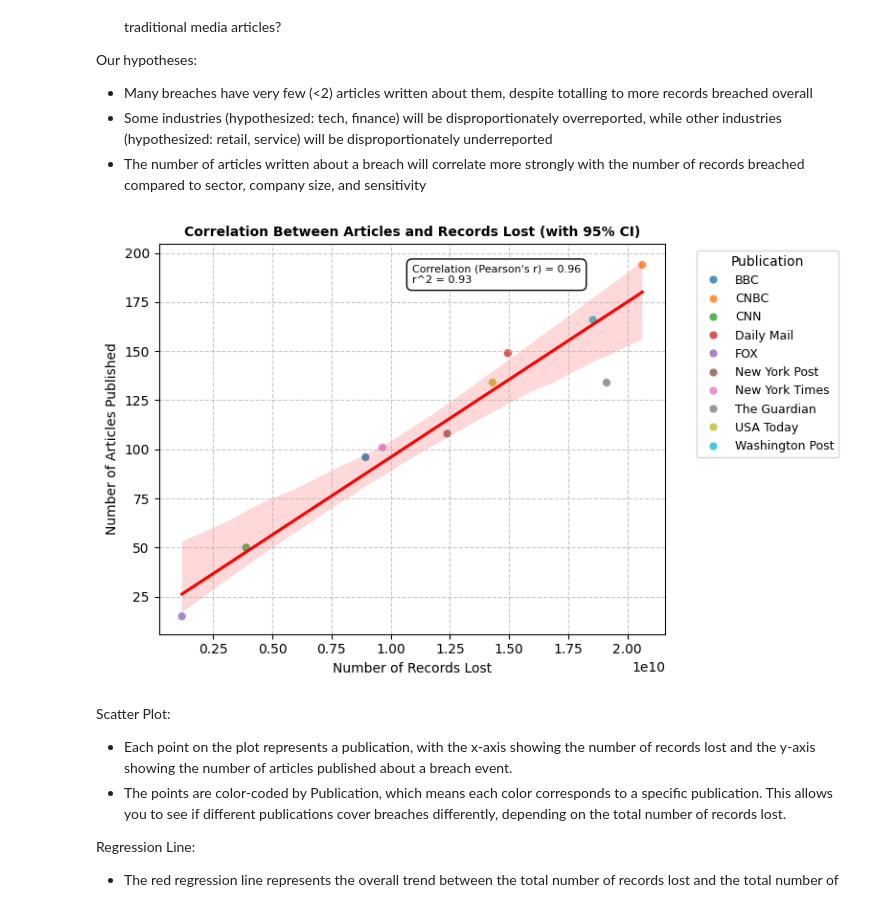
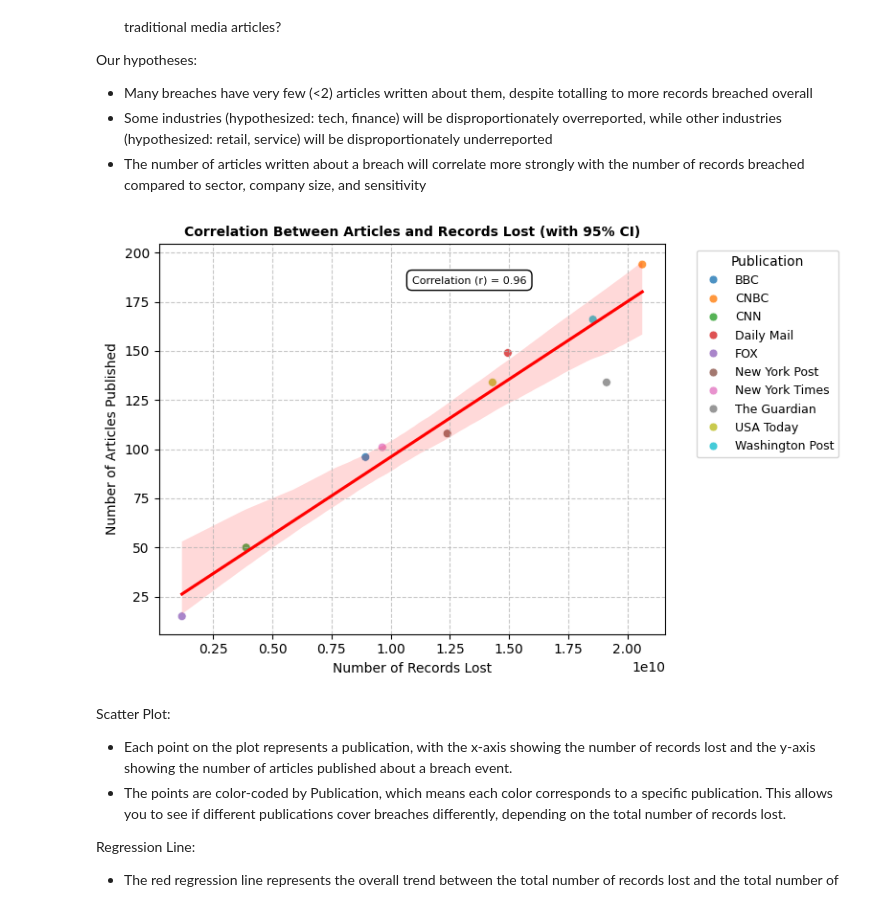
Before and after one commit to Pop101/BreachNews, a Jupyter notebook: viz/jupyter/analysis_plots.ipynb, the cells around one changed output. Drawn from its saved outputs; the diff is of its cells as text; code cells hidden in the pictures.

```diff
--- a/viz/jupyter/analysis_plots.ipynb
+++ b/viz/jupyter/analysis_plots.ipynb
@@ -106,35 +106,35 @@ reg = sns.regplot(
 
 # Customize the plot
 plt.title('Correlation Between Articles and Records Lost (with 95% CI)', fontsize=10, fontweight='bold')
 plt.ylabel('Number of Articles Published', fontsize=10)
 plt.xlabel('Number of Records Lost', fontsize=10)
 plt.grid(axis='both', linestyle='--', alpha=0.7)
 
 # Add custom legend for 'Publication'
 handles, labels = scatter.get_legend_handles_labels()  # Get legend handles and labels
 plt.legend(handles, labels, title='Publication', loc='upper left', bbox_to_anchor=(1.05, 1), fontsize=9)
 
 
 # Calculate correlation coefficient (Pearson's r)
 correlation, _ = stats.pearsonr(publication_summary['records lost'], publication_summary['article_count'])
 
 # Get the regression line parameters (slope and intercept)
 slope, intercept, rvalue, pvalue, stderr = stats.linregress(publication_summary['records lost'], publication_summary['article_count'])
 
 # Annotate the plot with correlation coefficient and regression parameters
-plt.annotate(f'Correlation (Pearson\'s r) = {correlation:.2f}\nr^2 = {rvalue**2:.2f}',
+plt.annotate(f'Correlation (r) = {correlation:.2f}',
              xy=(0.5, 0.9),
              xycoords='axes fraction',
              fontsize=8,
              color='black',
              bbox=dict(facecolor='white', edgecolor='black', boxstyle='round,pad=0.5'))
 
 plt.tight_layout()
 plt.show()
 
 plt.close()
 # %% [output]
-[figure, old version]
+[figure, new version]
 # %% [markdown]
 Scatter Plot:
 
```
Also changed, not shown: parts of 7 cells of this notebook, 2 other files.
